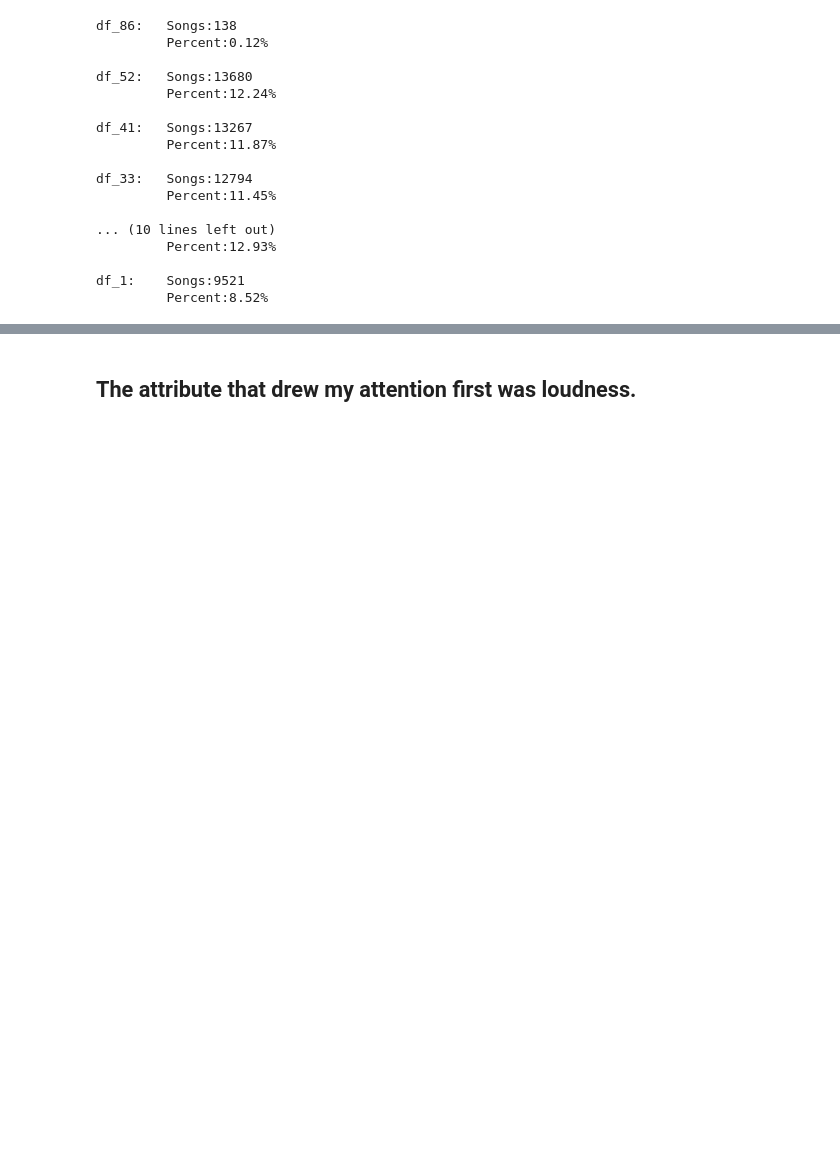
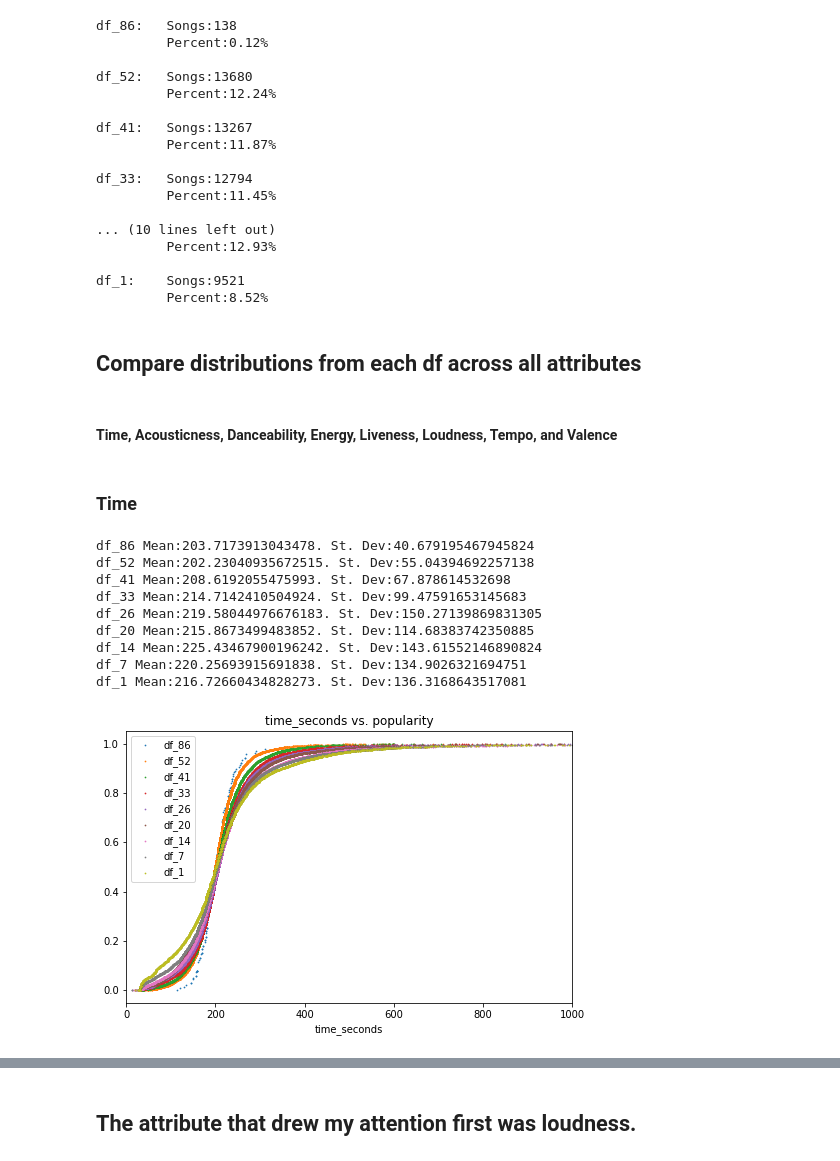
Before and after one commit to brentthayer1/capstone1, a Jupyter notebook: capstone1_eda.ipynb, the cells around one changed output, grey strips where cells are left out. Saved outputs shown, nothing was run; the diff lists cells and outputs as text; code cells hidden in the pictures; blank space fills up the shorter version.

```diff
--- a/capstone1_eda.ipynb
+++ b/capstone1_eda.ipynb
@@ -250,3 +247,25 @@ df_33:   Songs:12794
 
 df_1:    Songs:9521
          Percent:8.52%
+# %% [markdown]
+## Compare distributions from each df across all attributes
+# %% [markdown]
+#### Time, Acousticness, Danceability, Energy, Liveness, Loudness, Tempo, and Valence
+# %% [markdown]
+### Time
+# %%
+attribute = 'time_seconds'
+plt.figure(figsize=(8, 5))
+plt.xlim(0, 1000)
+cs1.scatter_cdf(df_lst, attribute, color_list, df_name_lst)
+# %% [output]
+df_86 Mean:203.7173913043478. St. Dev:40.679195467945824
+df_52 Mean:202.23040935672515. St. Dev:55.04394692257138
+df_41 Mean:208.6192055475993. St. Dev:67.878614532698
+df_33 Mean:214.7142410504924. St. Dev:99.47591653145683
+df_26 Mean:219.58044976676183. St. Dev:150.27139869831305
+df_20 Mean:215.8673499483852. St. Dev:114.68383742350885
+df_14 Mean:225.43467900196242. St. Dev:143.61552146890824
+df_7 Mean:220.25693915691838. St. Dev:134.9026321694751
+df_1 Mean:216.72660434828273. St. Dev:136.3168643517081
+[figure, added]
```
Also changed, not shown: parts of 36 cells of this notebook, 1 other file.
